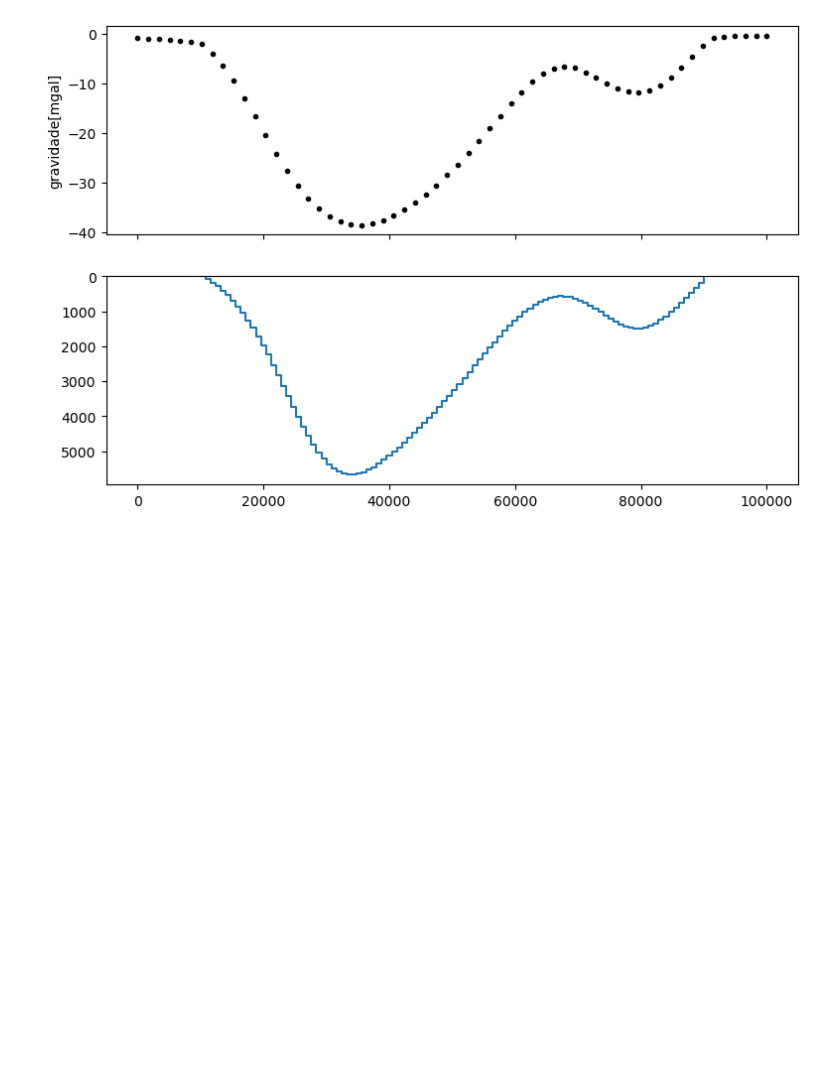
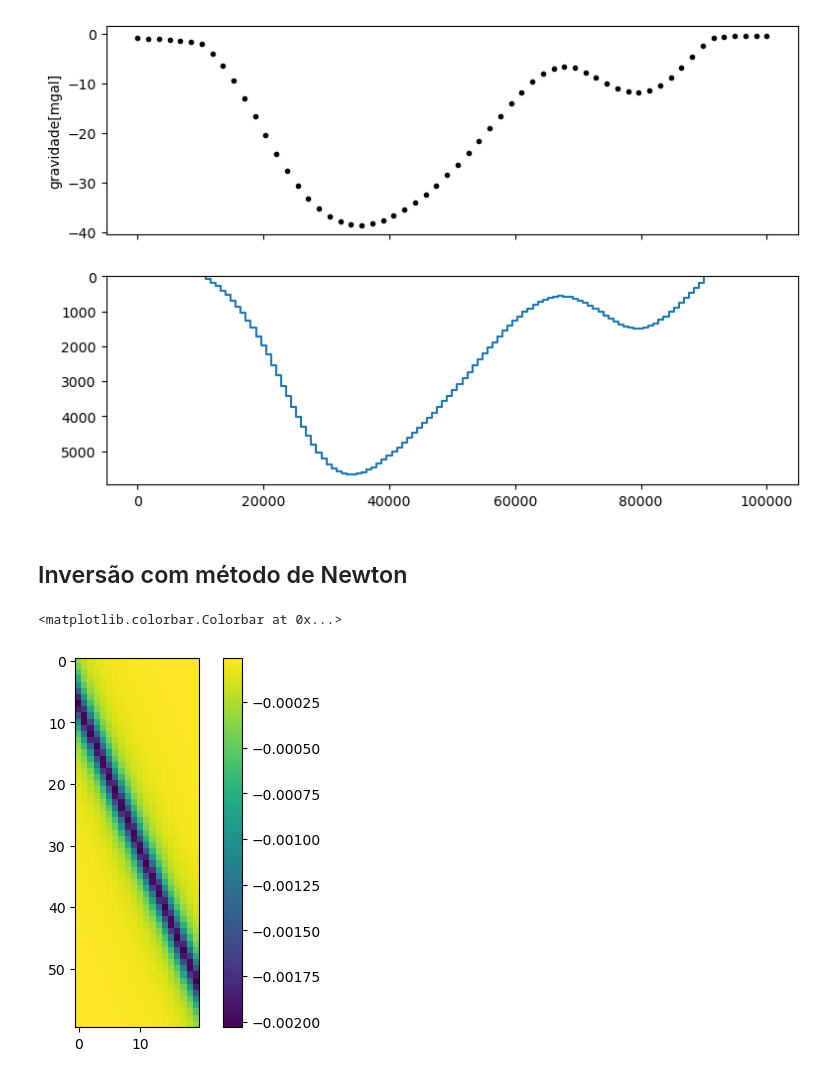
Before and after one commit to YagoMCastro/inversion-msc-2025, a Jupyter notebook: bacias.ipynb, the cells around one changed output. Saved outputs shown, nothing was run; the diff lists cells and outputs as text; code cells hidden in the pictures; blank space fills up the shorter version.

Commit message:
Plot jacobian

```diff
--- a/bacias.ipynb
+++ b/bacias.ipynb
@@ -81,3 +81,29 @@ plota_prismas(profundidades, x_min, x_max, ax=axes[1])
 # %% [output]
 <Axes: >
 [figure]
+# %% [markdown]
+## Inversão com método de Newton
+# %%
+M = 20 # númro de parâmetros
+p = np.full(M, 5000)# chute inicial (vetor de M elementos)
+
+# Construir a jacobiana
+A = np.empty((dados.size, M))
+
+coordinates = (x, np.zeros_like(x), np.zeros_like(x))
+
+for j in range(M):
+    delta_z = 10
+    bordas = bd.line_coordinates(x_min, x_max, size=M + 1)
+
+    prisma_j_mais = [bordas[j], bordas[j+1], -500e3, 500e3, -(p[j]+delta_z),0]
+    prisma_j_menos = [bordas[j], bordas[j+1], -500e3, 500e3, -(p[j]-delta_z),0]
+    g_mais =  hm.prism_gravity(coordinates, prisma_j_mais , np.full_like(M, contraste_densidade), field="g_z")  # vetor com N elementos
+    g_menos = hm.prism_gravity(coordinates, prisma_j_menos, np.full_like(M, contraste_densidade), field="g_z")
+
+    A[:, j] = (g_mais - g_menos) / (2 * delta_z)
+plt.imshow(A)
+plt.colorbar()
+# %% [output]
+<matplotlib.colorbar.Colorbar at 0x...>
+[figure, added]
```
